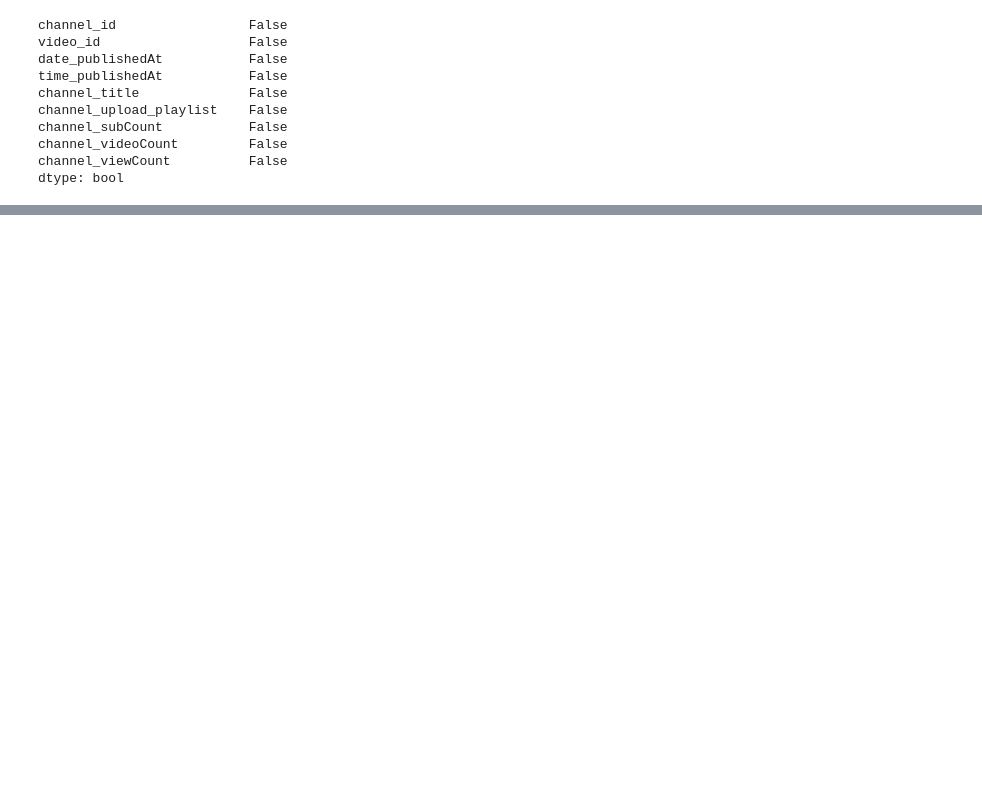
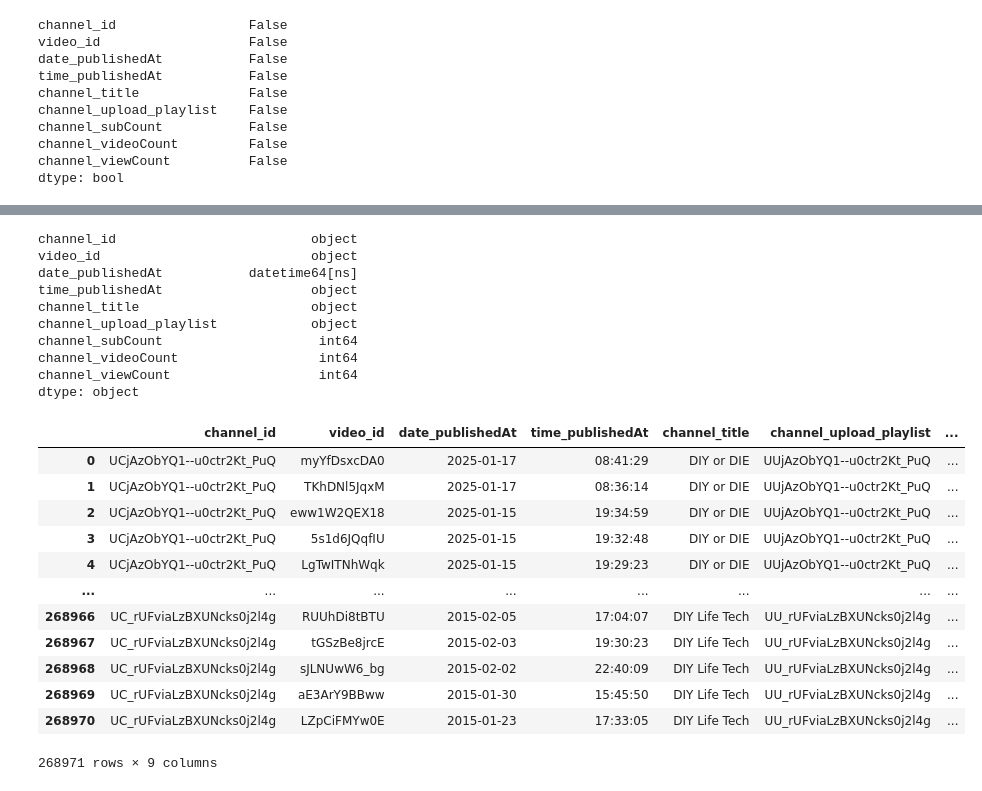
Before and after one commit to YannisPapa/Project-4, a Jupyter notebook: api_calls.ipynb, the cells around one changed output, grey strips where cells are left out. Drawn from its saved outputs; the diff is of its cells as text; code cells hidden in the pictures; blank space fills up the shorter version.

```diff
--- a/api_calls.ipynb
+++ b/api_calls.ipynb
@@ -362,0 +383,28 @@ channel_video_merged_df.to_csv(file_path, index=False)
+# %%
+channel_video_merged_df['date_publishedAt'] = pd.to_datetime(channel_video_merged_df['date_publishedAt'])
+print(channel_video_merged_df.dtypes)
+channel_video_merged_df
+# %% [output]
+channel_id                         object
+video_id                           object
+date_publishedAt           datetime64[ns]
+time_publishedAt                   object
+channel_title                      object
+channel_upload_playlist            object
+channel_subCount                    int64
+channel_videoCount                  int64
+channel_viewCount                   int64
+dtype: object
+|  | channel_id | video_id | date_publishedAt | time_publishedAt | channel_title | channel_upload_playlist | ... |
+| 0 | UCjAzObYQ1--u0ctr2Kt_PuQ | myYfDsxcDA0 | 2025-01-17 | 08:41:29 | DIY or DIE | UUjAzObYQ1--u0ctr2Kt_PuQ | ... |
+| 1 | UCjAzObYQ1--u0ctr2Kt_PuQ | TKhDNl5JqxM | 2025-01-17 | 08:36:14 | DIY or DIE | UUjAzObYQ1--u0ctr2Kt_PuQ | ... |
+| 2 | UCjAzObYQ1--u0ctr2Kt_PuQ | eww1W2QEX18 | 2025-01-15 | 19:34:59 | DIY or DIE | UUjAzObYQ1--u0ctr2Kt_PuQ | ... |
+| 3 | UCjAzObYQ1--u0ctr2Kt_PuQ | 5s1d6JQqfIU | 2025-01-15 | 19:32:48 | DIY or DIE | UUjAzObYQ1--u0ctr2Kt_PuQ | ... |
+| 4 | UCjAzObYQ1--u0ctr2Kt_PuQ | LgTwITNhWqk | 2025-01-15 | 19:29:23 | DIY or DIE | UUjAzObYQ1--u0ctr2Kt_PuQ | ... |
+| ... | ... | ... | ... | ... | ... | ... | ... |
+| 268966 | UC_rUFviaLzBXUNcks0j2l4g | RUUhDi8tBTU | 2015-02-05 | 17:04:07 | DIY Life Tech | UU_rUFviaLzBXUNcks0j2l4g | ... |
+| 268967 | UC_rUFviaLzBXUNcks0j2l4g | tGSzBe8jrcE | 2015-02-03 | 19:30:23 | DIY Life Tech | UU_rUFviaLzBXUNcks0j2l4g | ... |
+| 268968 | UC_rUFviaLzBXUNcks0j2l4g | sJLNUwW6_bg | 2015-02-02 | 22:40:09 | DIY Life Tech | UU_rUFviaLzBXUNcks0j2l4g | ... |
+| 268969 | UC_rUFviaLzBXUNcks0j2l4g | aE3ArY9BBww | 2015-01-30 | 15:45:50 | DIY Life Tech | UU_rUFviaLzBXUNcks0j2l4g | ... |
+| 268970 | UC_rUFviaLzBXUNcks0j2l4g | LZpCiFMYw0E | 2015-01-23 | 17:33:05 | DIY Life Tech | UU_rUFviaLzBXUNcks0j2l4g | ... |
+268971 rows × 9 columns
```
Also changed, not shown: parts of 4 cells of this notebook, 1 other file.
